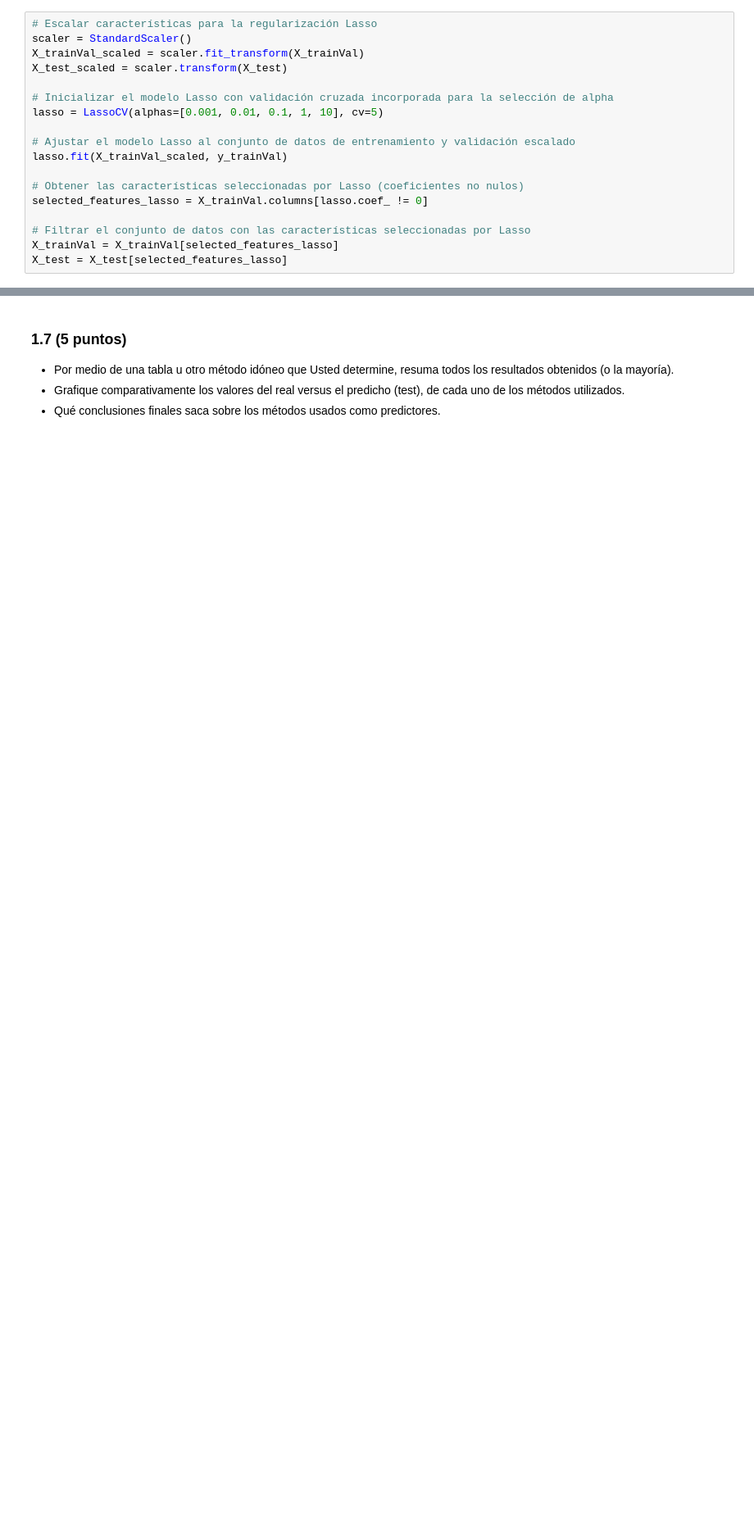
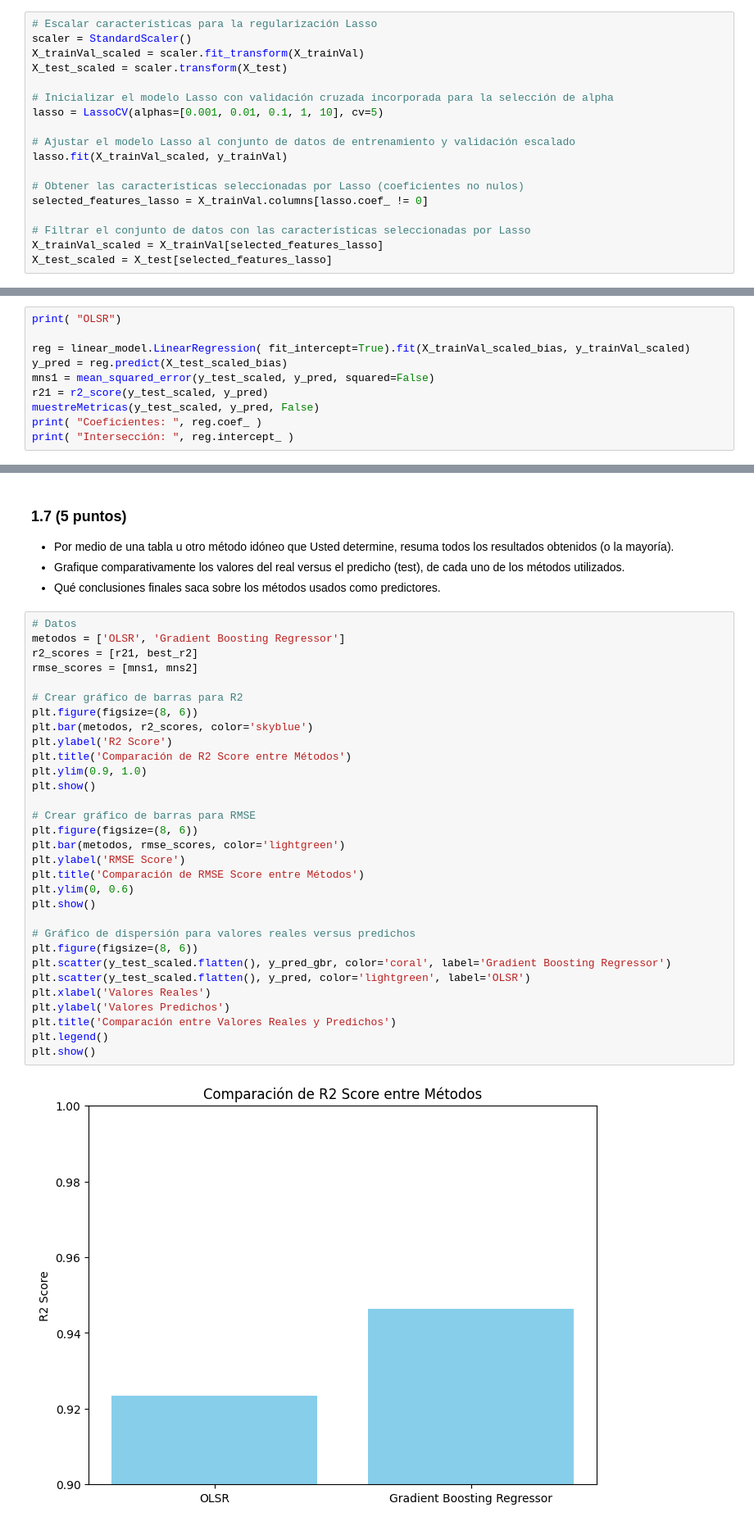
Before and after one commit to JeanPaulRF/Trabajos-IA, a Jupyter notebook: TP-2/2023-2-Trabajo_Practico_2.ipynb, the cells around one changed output, grey strips where cells are left out. Shown at 82% size. Drawn from its saved outputs; the diff is of its cells as text; blank space fills up the shorter version.

```diff
--- a/TP-2/2023-2-Trabajo_Practico_2.ipynb
+++ b/TP-2/2023-2-Trabajo_Practico_2.ipynb
@@ -228,5 +230,5 @@ lasso.fit(X_trainVal_scaled, y_trainVal)
 selected_features_lasso = X_trainVal.columns[lasso.coef_ != 0]
 
 # Filtrar el conjunto de datos con las características seleccionadas por Lasso
-X_trainVal = X_trainVal[selected_features_lasso]
-X_test = X_test[selected_features_lasso]
+X_trainVal_scaled = X_trainVal[selected_features_lasso]
+X_test_scaled = X_test[selected_features_lasso]
@@ -251,0 +283,10 @@ Presente e implemente un diseño experimental que incluya:
+# %%
+print( "OLSR")
+
+reg = linear_model.LinearRegression( fit_intercept=True).fit(X_trainVal_scaled_bias, y_trainVal_scaled)
+y_pred = reg.predict(X_test_scaled_bias)
+mns1 = mean_squared_error(y_test_scaled, y_pred, squared=False)
+r21 = r2_score(y_test_scaled, y_pred)
+muestreMetricas(y_test_scaled, y_pred, False)
+print( "Coeficientes: ", reg.coef_ )
+print( "Intersección: ", reg.intercept_ )
@@ -255,3 +353,36 @@ Presente e implemente un diseño experimental que incluya:
 - Por medio de una tabla u otro método idóneo que Usted determine, resuma todos los resultados obtenidos (o la mayoría).
 - Grafique comparativamente los valores del real versus el predicho (test), de cada uno de los métodos utilizados.
 - Qué conclusiones finales saca sobre los métodos usados como predictores.
+# %%
+# Datos
+metodos = ['OLSR', 'Gradient Boosting Regressor']
+r2_scores = [r21, best_r2]
+rmse_scores = [mns1, mns2]
+
+# Crear gráfico de barras para R2
+plt.figure(figsize=(8, 6))
+plt.bar(metodos, r2_scores, color='skyblue')
+plt.ylabel('R2 Score')
+plt.title('Comparación de R2 Score entre Métodos')
+plt.ylim(0.9, 1.0)
+plt.show()
+
+# Crear gráfico de barras para RMSE
+plt.figure(figsize=(8, 6))
+plt.bar(metodos, rmse_scores, color='lightgreen')
+plt.ylabel('RMSE Score')
+plt.title('Comparación de RMSE Score entre Métodos')
+plt.ylim(0, 0.6)
+plt.show()
+
+# Gráfico de dispersión para valores reales versus predichos
+plt.figure(figsize=(8, 6))
+plt.scatter(y_test_scaled.flatten(), y_pred_gbr, color='coral', label='Gradient Boosting Regressor')
+plt.scatter(y_test_scaled.flatten(), y_pred, color='lightgreen', label='OLSR')
+plt.xlabel('Valores Reales')
+plt.ylabel('Valores Predichos')
+plt.title('Comparación entre Valores Reales y Predichos')
+plt.legend()
+plt.show()
+# %% [output]
+[figure, added]
```
Also changed, not shown: parts of 12 cells of this notebook, 1 other file.
